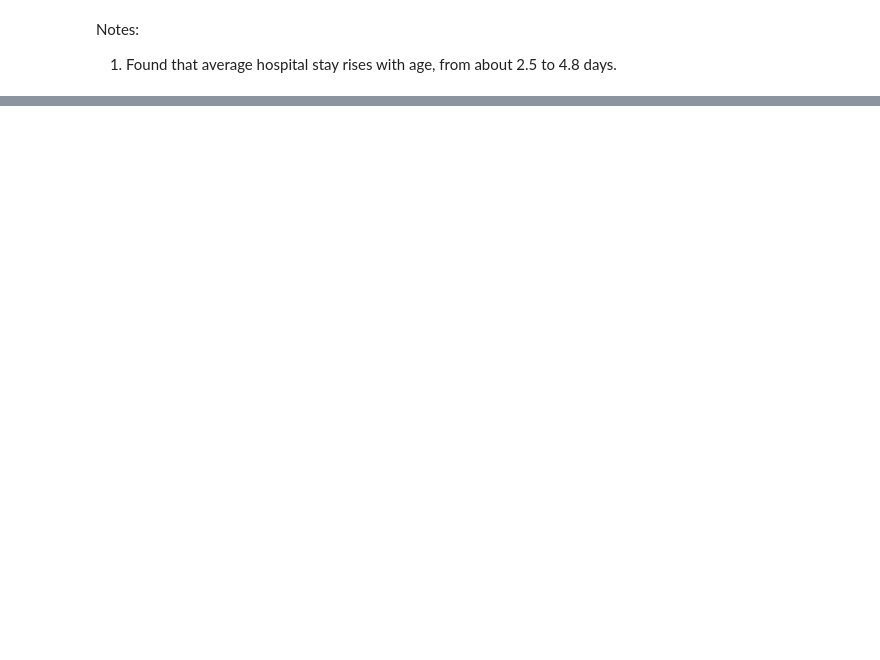
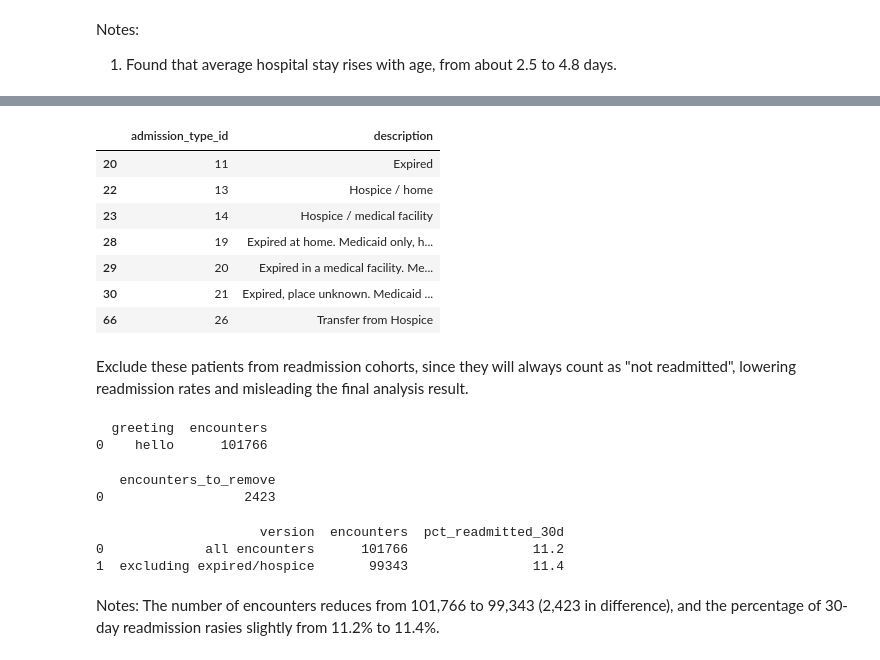
Before and after one commit to JasonLou622/Hospital-readmissions-analysis, a Jupyter notebook: diabetes_readmission_analysis.ipynb, the cells around one changed output, grey strips where cells are left out. Drawn from its saved outputs; the diff is of its cells as text; code cells hidden in the pictures; blank space fills up the shorter version.

```diff
--- a/diabetes_readmission_analysis.ipynb
+++ b/diabetes_readmission_analysis.ipynb
@@ -293,0 +426,5 @@ plt.show()
+# %%
+# Check the IDS_mapping.csv file
+df1 = pd.read_csv("IDS_mapping.csv")
+df1.shape
+df1.info()
@@ -293,0 +441,74 @@ plt.show()
+# %%
+# Find descriptions containing expired or hospice
+filtered_df1 = df1[ # creates a new filtered subset dataframe by taking out rows out of df1 -- the IDS_mapping lookup table.
+    df1["description"].str.contains(  # .str treats every row/entry in this column as string text
+                                      # .contains(...) a pandas string method that checks if a specific word or pattern exists
+                                      # inside each text row/entry.
+        "expired|hospice",            # spaces matter, pandas will literally search for the phrase "expired " or "  Hospice".
+        case=False,                   # search case-insensitive
+        na=False                      # Tells pandas how to handle missing values like (NaN or empty cells) in this column.
+                                      # treats any missing cell as a "False" (don't match this row), so the code doesn't crash.
+    )
+]
+filtered_df1
+# %% [output]
+|  | admission_type_id | description |
+| 20 | 11 | Expired |
+| 22 | 13 | Hospice / home |
+| 23 | 14 | Hospice / medical facility |
+| 28 | 19 | Expired at home. Medicaid only, h... |
+| 29 | 20 | Expired in a medical facility. Me... |
+| 30 | 21 | Expired, place unknown. Medicaid ... |
+| 66 | 26 | Transfer from Hospice |
+# %% [markdown]
+Exclude these patients from readmission cohorts, since they will always count as "not readmitted", lowering readmission rates and misleading the final analysis result.
+# %%
+query = '''
+SELECT 'hello' AS greeting,
+       COUNT(*) AS encounters
+FROM diabetes_data;
+'''
+print(pd.read_sql(query, conn))
+# %% [output]
+  greeting  encounters
+0    hello      101766
+# %%
+# Exclude these patients from readmission cohorts
+
+query = '''
+SELECT COUNT(*) AS encounters_to_remove
+FROM diabetes_data
+WHERE discharge_disposition_id IN (11, 13, 14, 19, 20 ,21);
+'''
+
+print(pd.read_sql(query, conn))
+# %% [output]
+   encounters_to_remove
+0                  2423
+# %%
+# compare the overall 30-day readmission rate before
+
+# first line return a new column
+# UNION ALL takes the results of two SELECT queries and stacks them together into one table. Keeping all rows.
+# Plain UNION does the same but removes duplicates.
+query = '''
+SELECT 'all encounters' AS version,
+       COUNT(*) AS encounters,
+       ROUND(100.0 * COUNT(*) FILTER (WHERE readmitted = '<30') / COUNT(*), 1) AS pct_readmitted_30d
+FROM diabetes_data
+UNION ALL
+SELECT 'excluding expired/hospice',
+       COUNT(*),
+       ROUND(100.0 * COUNT(*) FILTER  (WHERE readmitted = '<30') / COUNT(*), 1)
+FROM diabetes_data
+WHERE discharge_disposition_id NOT IN (11, 13, 14, 19, 20, 21);
+'''
+
+print(pd.read_sql(query, conn))
+# %% [output]
+                     version  encounters  pct_readmitted_30d
+0             all encounters      101766                11.2
+1  excluding expired/hospice       99343                11.4
+# %% [markdown]
+Notes:
+The number of encounters reduces from 101,766 to 99,343 (2,423 in difference), and the percentage of 30-day readmission rasies slightly from 11.2% to 11.4%.
```
Also changed, not shown: parts of 38 cells of this notebook.
